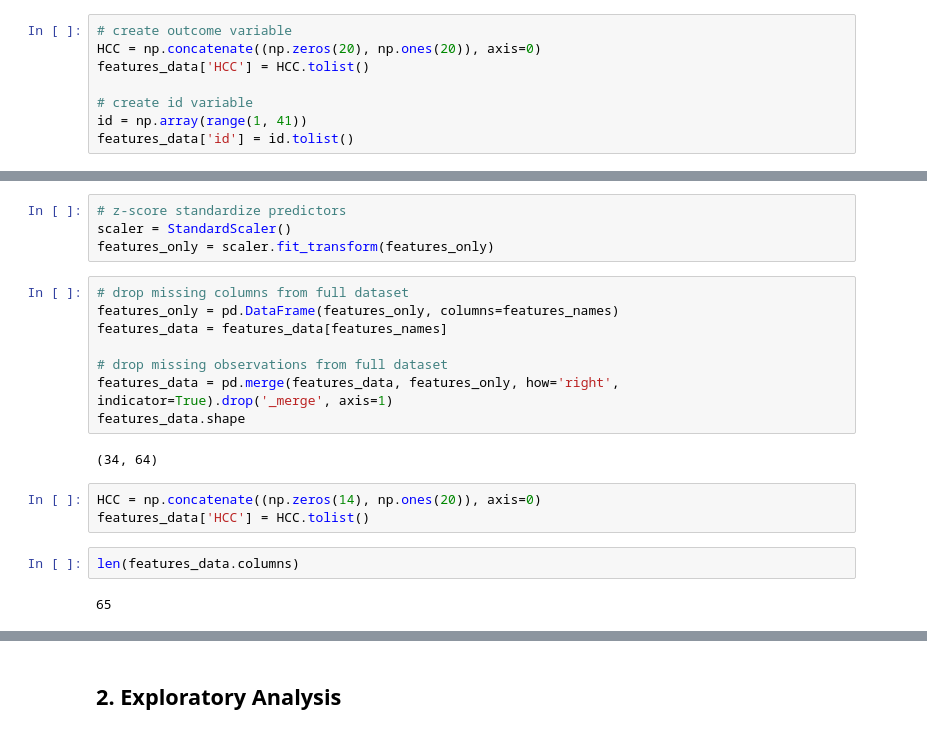
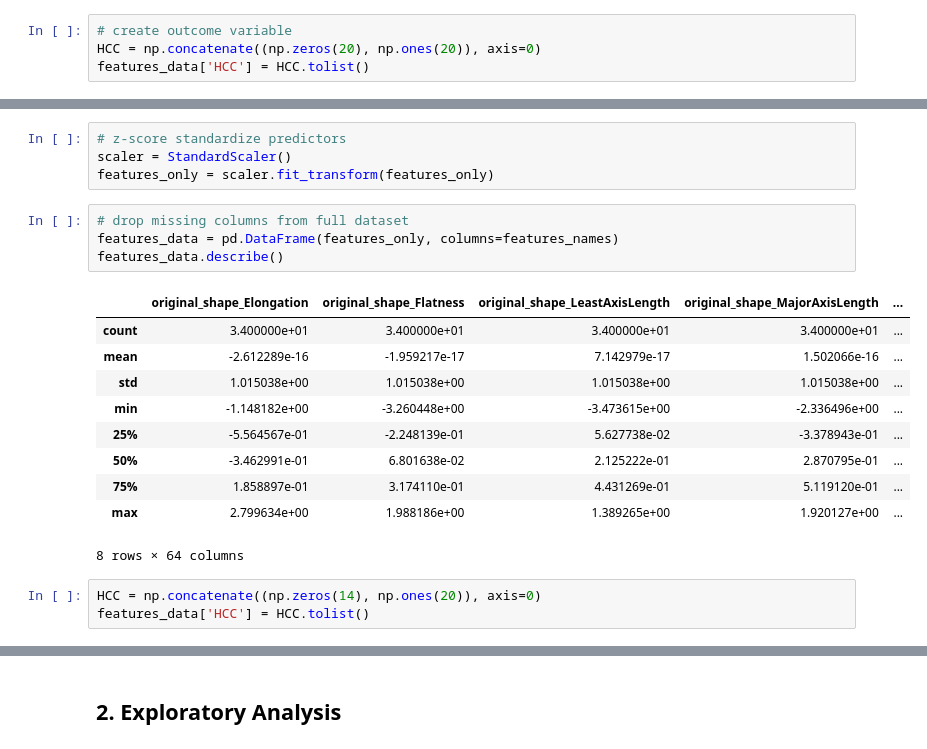
Before and after one commit to jmnolte/HCCNet, a Jupyter notebook: test_scripts/model_building.ipynb, the cells around one changed output, grey strips where cells are left out. Cells and saved outputs as stored; diff of their text form.

```diff
--- a/test_scripts/model_building.ipynb
+++ b/test_scripts/model_building.ipynb
@@ -41,9 +42,5 @@ features_data.head()
 # create outcome variable
 HCC = np.concatenate((np.zeros(20), np.ones(20)), axis=0)
 features_data['HCC'] = HCC.tolist()
-
-# create id variable
-id = np.array(range(1, 41))
-features_data['id'] = id.tolist()
 # %%
 # create feature only dataset
@@ -86,20 +83,21 @@ scaler = StandardScaler()
 features_only = scaler.fit_transform(features_only)
 # %%
 # drop missing columns from full dataset
-features_only = pd.DataFrame(features_only, columns=features_names)
-features_data = features_data[features_names]
-
-# drop missing observations from full dataset
-features_data = pd.merge(features_data, features_only, how='right', indicator=True).drop('_merge', axis=1)
-features_data.shape
+features_data = pd.DataFrame(features_only, columns=features_names)
+features_data.describe()
 # %% [output]
+|  | original_shape_Elongation | original_shape_Flatness | original_shape_LeastAxisLength | original_shape_MajorAxisLength | ... |
+| count | 3.400000e+01 | 3.400000e+01 | 3.400000e+01 | 3.400000e+01 | ... |
+| mean | -2.612289e-16 | -1.959217e-17 | 7.142979e-17 | 1.502066e-16 | ... |
+| std | 1.015038e+00 | 1.015038e+00 | 1.015038e+00 | 1.015038e+00 | ... |
+| min | -1.148182e+00 | -3.260448e+00 | -3.473615e+00 | -2.336496e+00 | ... |
+| 25% | -5.564567e-01 | -2.248139e-01 | 5.627738e-02 | -3.378943e-01 | ... |
+| 50% | -3.462991e-01 | 6.801638e-02 | 2.125222e-01 | 2.870795e-01 | ... |
+| 75% | 1.858897e-01 | 3.174110e-01 | 4.431269e-01 | 5.119120e-01 | ... |
+| max | 2.799634e+00 | 1.988186e+00 | 1.389265e+00 | 1.920127e+00 | ... |
-(34, 64)
+8 rows × 64 columns
 # %%
 HCC = np.concatenate((np.zeros(14), np.ones(20)), axis=0)
 features_data['HCC'] = HCC.tolist()
-# %%
-len(features_data.columns)
-# %% [output]
-65
 # %%
 # remove correlated features
```
Also changed, not shown: parts of 20 cells of this notebook, 2 other files.
